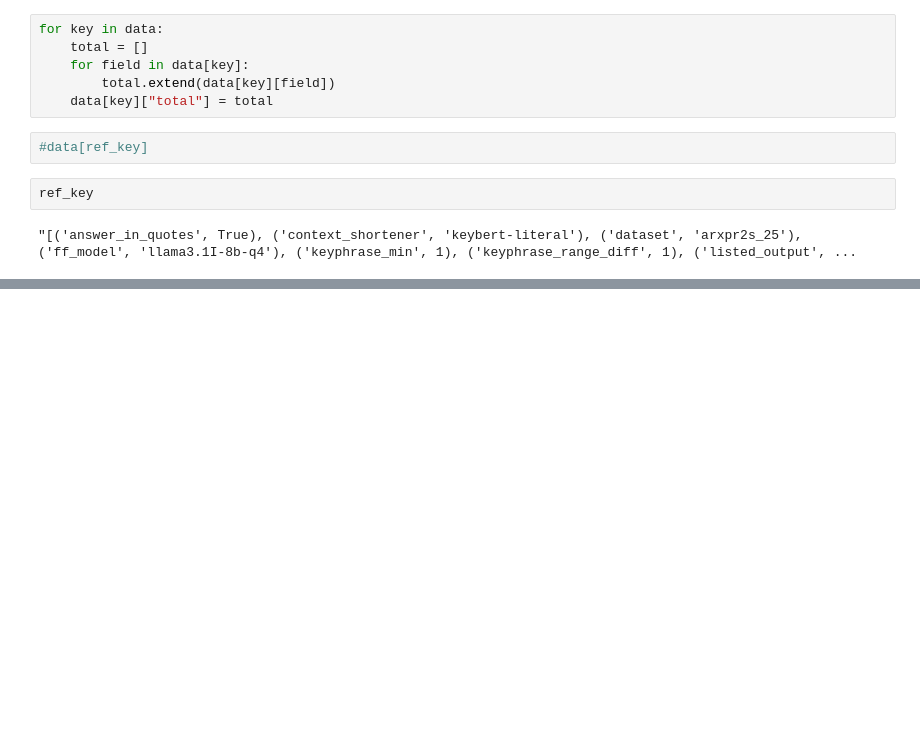
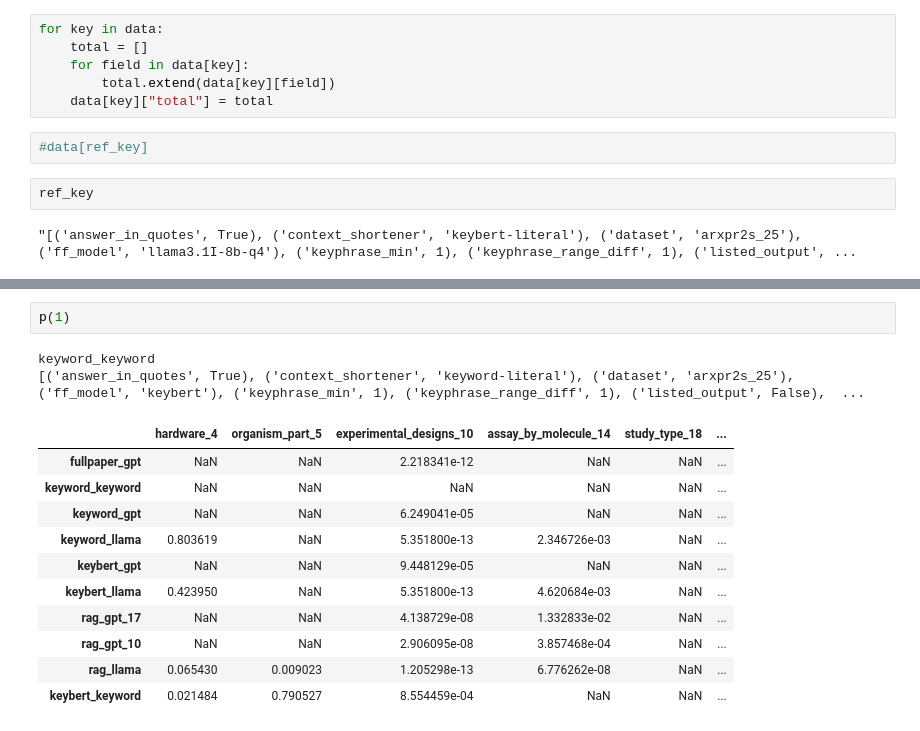
Before and after one commit to EU-UPCAST/profile, a Jupyter notebook: llmdap/profiler/pvals.ipynb, the cells around one changed output, grey strips where cells are left out. Saved outputs shown, nothing was run; the diff lists cells and outputs as text; blank space fills up the shorter version.

```diff
--- a/llmdap/profiler/pvals.ipynb
+++ b/llmdap/profiler/pvals.ipynb
@@ -106,0 +157,16 @@ for key in data:
+# %%
+p(1)
+# %% [output]
+keyword_keyword
+[('answer_in_quotes', True), ('context_shortener', 'keyword-literal'), ('dataset', 'arxpr2s_25'), ('ff_model', 'keybert'), ('keyphrase_min', 1), ('keyphrase_range_diff', 1), ('listed_output', False),  ...
+|  | hardware_4 | organism_part_5 | experimental_designs_10 | assay_by_molecule_14 | study_type_18 | ... |
+| fullpaper_gpt | NaN | NaN | 2.218341e-12 | NaN | NaN | ... |
+| keyword_keyword | NaN | NaN | NaN | NaN | NaN | ... |
+| keyword_gpt | NaN | NaN | 6.249041e-05 | NaN | NaN | ... |
+| keyword_llama | 0.803619 | NaN | 5.351800e-13 | 2.346726e-03 | NaN | ... |
+| keybert_gpt | NaN | NaN | 9.448129e-05 | NaN | NaN | ... |
+| keybert_llama | 0.423950 | NaN | 5.351800e-13 | 4.620684e-03 | NaN | ... |
+| rag_gpt_17 | NaN | NaN | 4.138729e-08 | 1.332833e-02 | NaN | ... |
+| rag_gpt_10 | NaN | NaN | 2.906095e-08 | 3.857468e-04 | NaN | ... |
+| rag_llama | 0.065430 | 0.009023 | 1.205298e-13 | 6.776262e-08 | NaN | ... |
+| keybert_keyword | 0.021484 | 0.790527 | 8.554459e-04 | NaN | NaN | ... |
```
Also changed, not shown: parts of 16 cells of this notebook, 2 other files.
